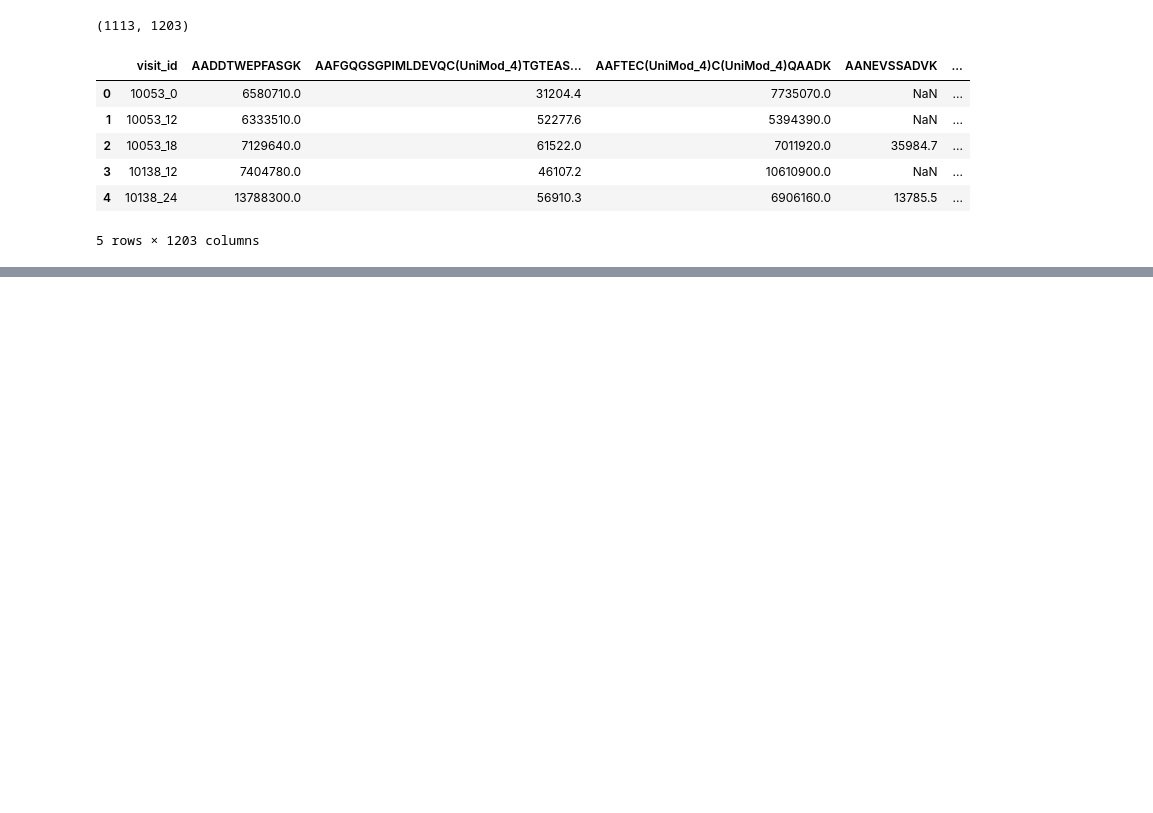
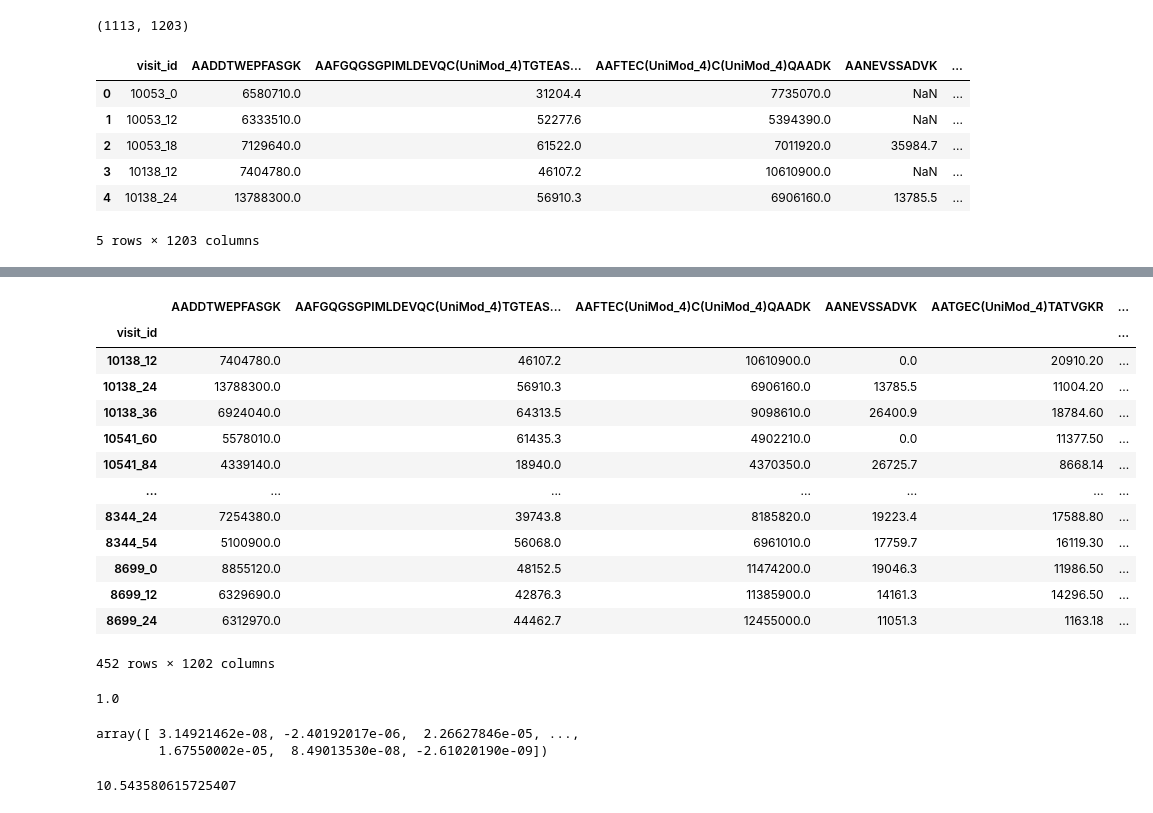
Before and after one commit to ezgibooth/Predicting_Parkinsons_Progression, a Jupyter notebook: Phil_ML.ipynb, the cells around one changed output, grey strips where cells are left out. Drawn from its saved outputs; the diff is of its cells as text; code cells hidden in the pictures; blank space fills up the shorter version.

```diff
--- a/Phil_ML.ipynb
+++ b/Phil_ML.ipynb
@@ -42,7 +41,7 @@ full_merge.head()
 5 rows × 1203 columns
 # %%
 le = LabelEncoder()
-encoded_mm = mega_merge[["upd23b_clinical_state_on_medication"]].apply(le.fit_transform)
+encoded_mm = full_merge[["upd23b_clinical_state_on_medication"]].apply(le.fit_transform)
 full_merge["upd23b_clinical_state_on_medication"] = encoded_mm["upd23b_clinical_state_on_medication"]
-mega_merge.head()
+full_merge.head()
 # %% [output]
@@ -49,0 +55,19 @@ NameError: name 'mega_merge' is not defined
+# %%
+clean_df = full_merge[full_merge.upd23b_clinical_state_on_medication != 2]
+clean_df = clean_df.fillna(0)
+clean_df.set_index("visit_id")
+# %% [output]
+|  | AADDTWEPFASGK | AAFGQGSGPIMLDEVQC(UniMod_4)TGTEAS... | AAFTEC(UniMod_4)C(UniMod_4)QAADK | AANEVSSADVK | AATGEC(UniMod_4)TATVGKR | ... |
+| visit_id |  |  |  |  |  | ... |
+| 10138_12 | 7404780.0 | 46107.2 | 10610900.0 | 0.0 | 20910.20 | ... |
+| 10138_24 | 13788300.0 | 56910.3 | 6906160.0 | 13785.5 | 11004.20 | ... |
+| 10138_36 | 6924040.0 | 64313.5 | 9098610.0 | 26400.9 | 18784.60 | ... |
+| 10541_60 | 5578010.0 | 61435.3 | 4902210.0 | 0.0 | 11377.50 | ... |
+| 10541_84 | 4339140.0 | 18940.0 | 4370350.0 | 26725.7 | 8668.14 | ... |
+| ... | ... | ... | ... | ... | ... | ... |
+| 8344_24 | 7254380.0 | 39743.8 | 8185820.0 | 19223.4 | 17588.80 | ... |
+| 8344_54 | 5100900.0 | 56068.0 | 6961010.0 | 17759.7 | 16119.30 | ... |
+| 8699_0 | 8855120.0 | 48152.5 | 11474200.0 | 19046.3 | 11986.50 | ... |
+| 8699_12 | 6329690.0 | 42876.3 | 11385900.0 | 14161.3 | 14296.50 | ... |
+| 8699_24 | 6312970.0 | 44462.7 | 12455000.0 | 11051.3 | 1163.18 | ... |
+452 rows × 1202 columns
@@ -49,0 +93,13 @@ NameError: name 'mega_merge' is not defined
+# %%
+reg.score(X, y)
+# %% [output]
+1.0
+# %%
+reg.coef_
+# %% [output]
+array([ 3.14921462e-08, -2.40192017e-06,  2.26627846e-05, ...,
+        1.67550002e-05,  8.49013530e-08, -2.61020190e-09])
+# %%
+reg.intercept_
+# %% [output]
+10.543580615725407
```
Also changed, not shown: parts of 6 cells of this notebook.
